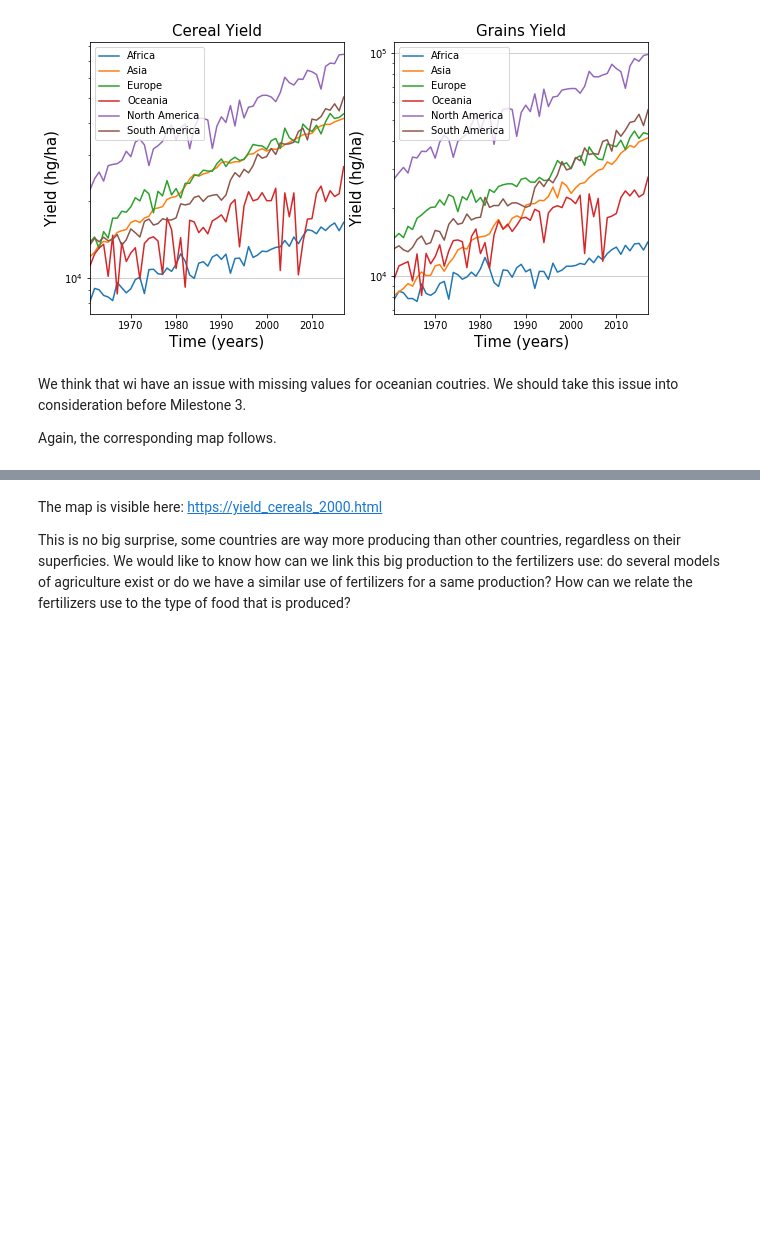
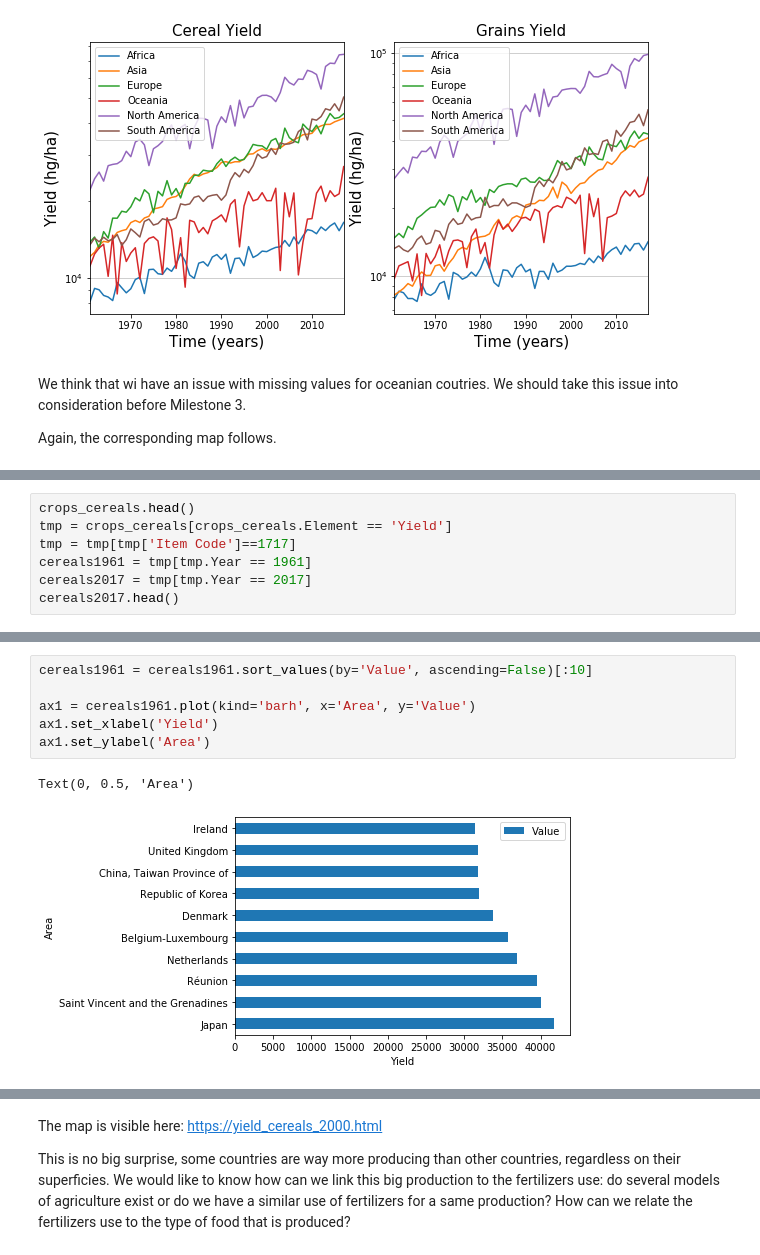
Before and after one commit to amara-slaymaker/ada_project-ada_nakamura, a Jupyter notebook: to_be_sent/Milestone_2maps_color.ipynb, the cells around one changed output, grey strips where cells are left out. Cells and saved outputs as stored; diff of their text form; blank space fills up the shorter version.

```diff
--- a/to_be_sent/Milestone_2maps_color.ipynb
+++ b/to_be_sent/Milestone_2maps_color.ipynb
@@ -529,0 +551,7 @@ save(cereal_map)
+# %%
+crops_cereals.head()
+tmp = crops_cereals[crops_cereals.Element == 'Yield']
+tmp = tmp[tmp['Item Code']==1717]
+cereals1961 = tmp[tmp.Year == 1961]
+cereals2017 = tmp[tmp.Year == 2017]
+cereals2017.head()
@@ -529,0 +565,9 @@ save(cereal_map)
+# %%
+cereals1961 = cereals1961.sort_values(by='Value', ascending=False)[:10]
+
+ax1 = cereals1961.plot(kind='barh', x='Area', y='Value')
+ax1.set_xlabel('Yield')
+ax1.set_ylabel('Area')
+# %% [output]
+Text(0, 0.5, 'Area')
+[figure, added]
```
Also changed, not shown: parts of 10 cells of this notebook, 2 other files.
